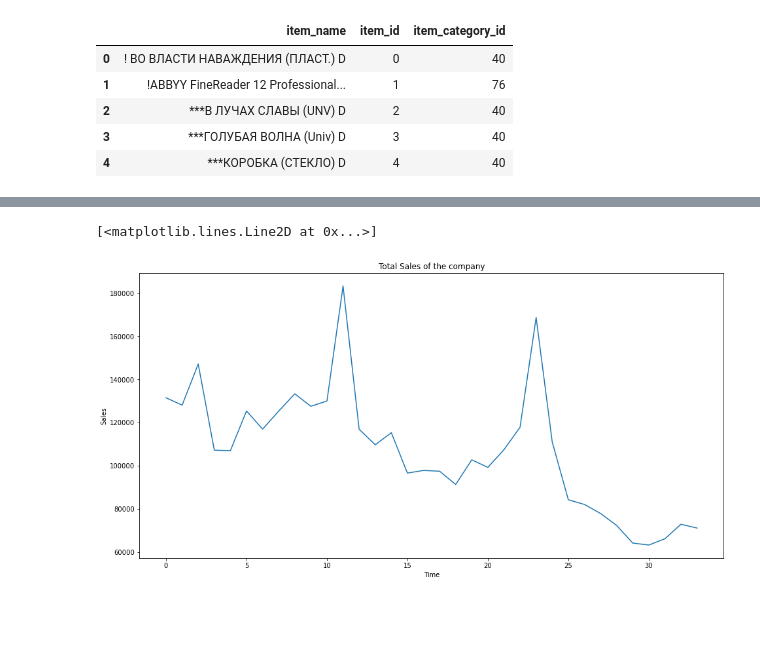
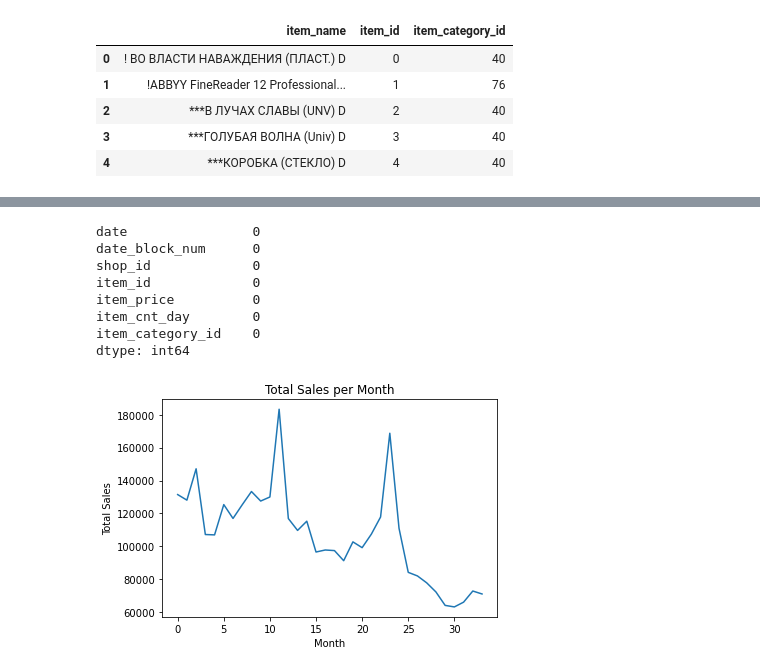
Before and after one commit to saurav1066/KaggleProjects, a Jupyter notebook: Predict future sales/predict.ipynb, the cells around one changed output, grey strips where cells are left out. Cells and saved outputs as stored; diff of their text form; code cells hidden in the pictures; blank space fills up the shorter version.

Commit message:
Created new dataset combining necessarzy features fro all tables

```diff
--- a/Predict future sales/predict.ipynb
+++ b/Predict future sales/predict.ipynb
@@ -43,0 +50,6 @@ sns.boxplot(x=train_df.item_cnt_day)
+# %%
+# combine the data based on the other tables to create a new train set
+train_df = train_df.merge(items_df, how='left', on='item_id')
+train_df = train_df.merge(item_cats_df, how='left', on='item_category_id')
+train_df = train_df.merge(shops_df, how='left', on='shop_id')
+train_df.head()
@@ -43,0 +63,7 @@ sns.boxplot(x=train_df.item_cnt_day)
+# %%
+# convert the date column to datetime
+train_df['date'] = pd.to_datetime(train_df['date'], format='%d.%m.%Y')
+# %%
+# dropping the columns that are not needed
+train_df.drop(['item_name', 'item_category_name', 'shop_name'], axis=1, inplace=True)
+train_df.head()
@@ -44,12 +77,21 @@ sns.boxplot(x=train_df.item_cnt_day)
+# %%
+# checking for missing values
+train_df.isnull().sum()
+# %% [output]
+date                0
+date_block_num      0
+shop_id             0
+item_id             0
+item_price          0
+item_cnt_day        0
+item_category_id    0
+dtype: int64
 # %%
-# plotting the time series data
-ts = train_df.groupby(['date_block_num'])['item_cnt_day'].sum()
-ts.astype('float')
-plt.figure(figsize=(16,8))
-plt.title('Total Sales of the company')
-plt.xlabel('Time')
-plt.ylabel('Sales')
-plt.plot(ts)
+# plot the train data based on total item_cnt_day per month for all available years
+train_df.groupby('date_block_num')['item_cnt_day'].sum().plot()
+plt.title('Total Sales per Month')
+plt.xlabel('Month')
+plt.ylabel('Total Sales')
+plt.show()
 # %% [output]
-[<matplotlib.lines.Line2D at 0x...>]
-[figure, old version]
+[figure, new version]
```
Also changed, not shown: parts of 8 cells of this notebook.
